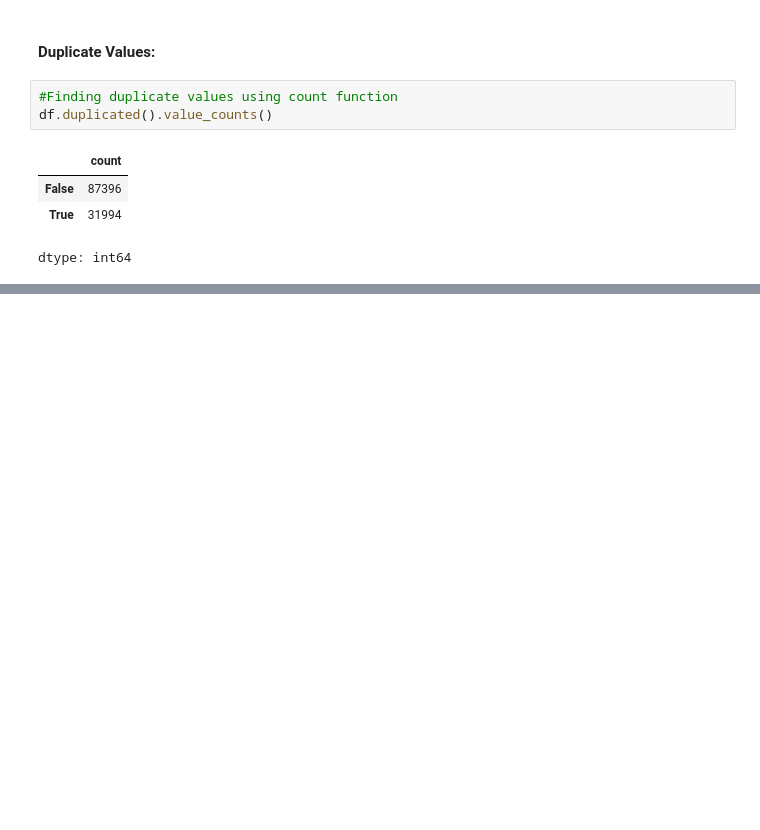
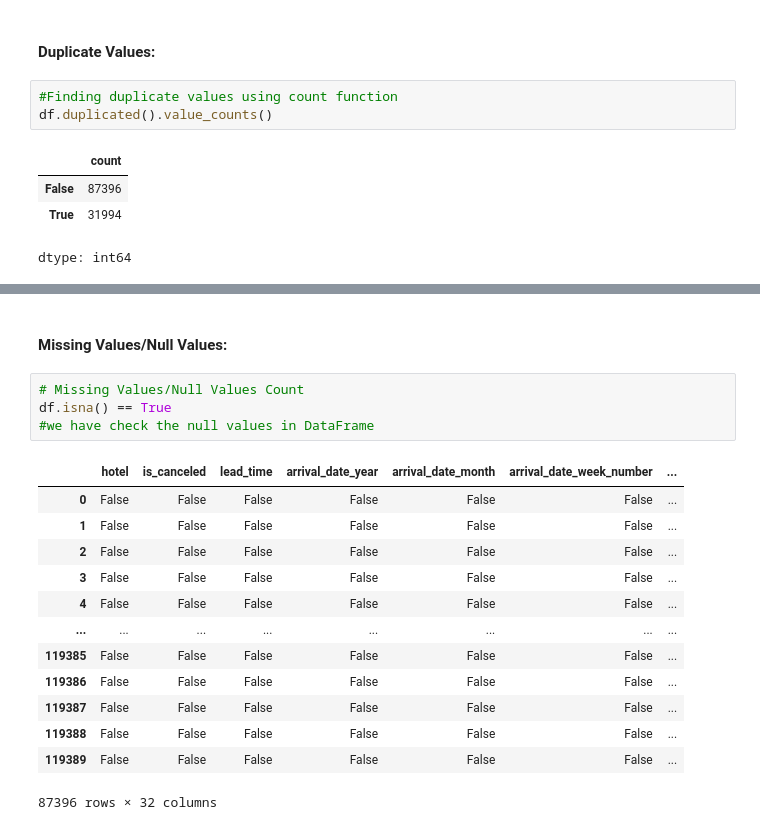
Before and after one commit to vaishnaviPatil1111/Python, a Jupyter notebook: EDA_Hotel_Booking_Project.ipynb, the cells around one changed output, grey strips where cells are left out. Cells and saved outputs as stored; diff of their text form; blank space fills up the shorter version.

```diff
--- a/EDA_Hotel_Booking_Project.ipynb
+++ b/EDA_Hotel_Booking_Project.ipynb
@@ -132,0 +159,20 @@ plt.show()
+# %% [markdown]
+#### Missing Values/Null Values:
+# %%
+# Missing Values/Null Values Count
+df.isna() == True
+#we have check the null values in DataFrame
+# %% [output]
+|  | hotel | is_canceled | lead_time | arrival_date_year | arrival_date_month | arrival_date_week_number | ... |
+| 0 | False | False | False | False | False | False | ... |
+| 1 | False | False | False | False | False | False | ... |
+| 2 | False | False | False | False | False | False | ... |
+| 3 | False | False | False | False | False | False | ... |
+| 4 | False | False | False | False | False | False | ... |
+| ... | ... | ... | ... | ... | ... | ... | ... |
+| 119385 | False | False | False | False | False | False | ... |
+| 119386 | False | False | False | False | False | False | ... |
+| 119387 | False | False | False | False | False | False | ... |
+| 119388 | False | False | False | False | False | False | ... |
+| 119389 | False | False | False | False | False | False | ... |
+87396 rows × 32 columns
```
Also changed, not shown: parts of 4 cells of this notebook.
